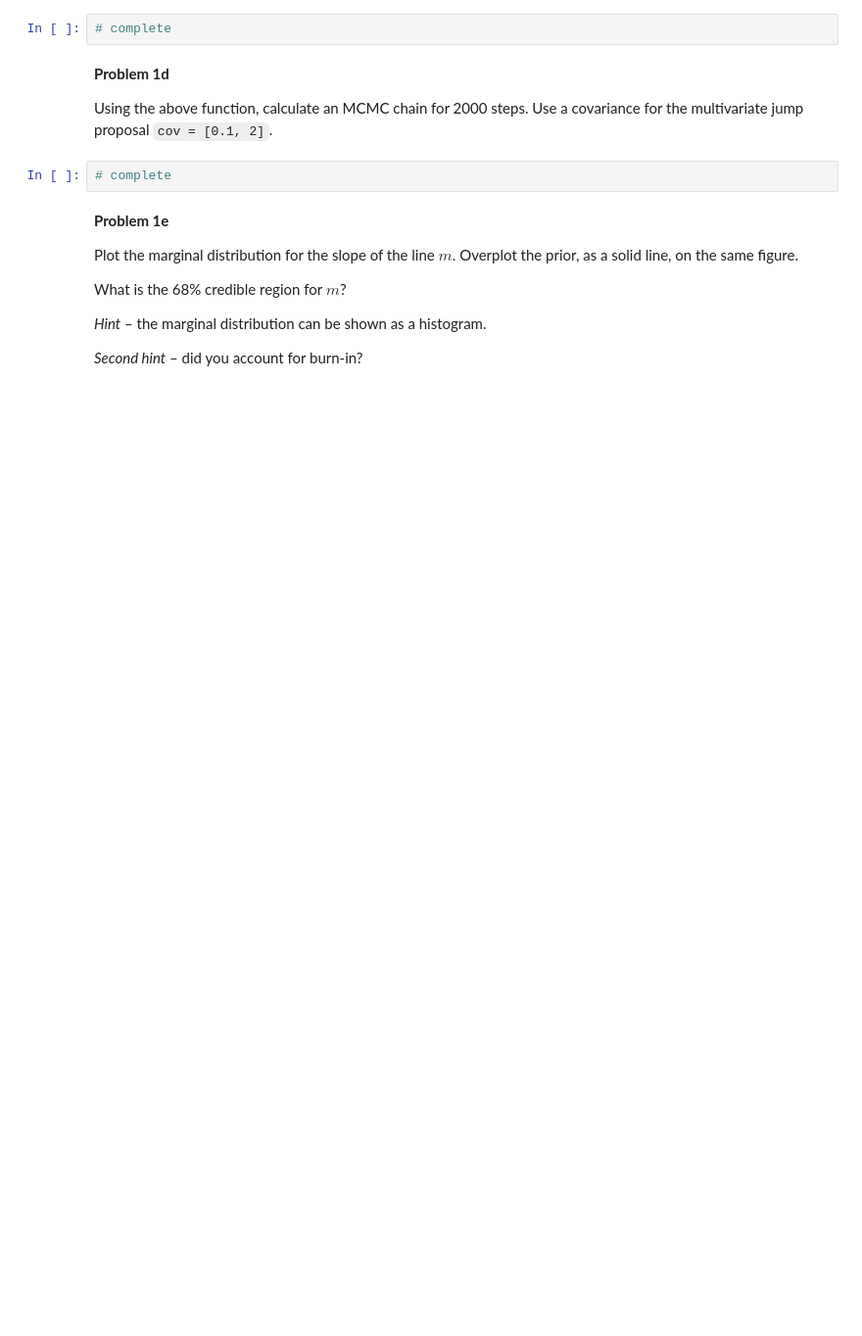
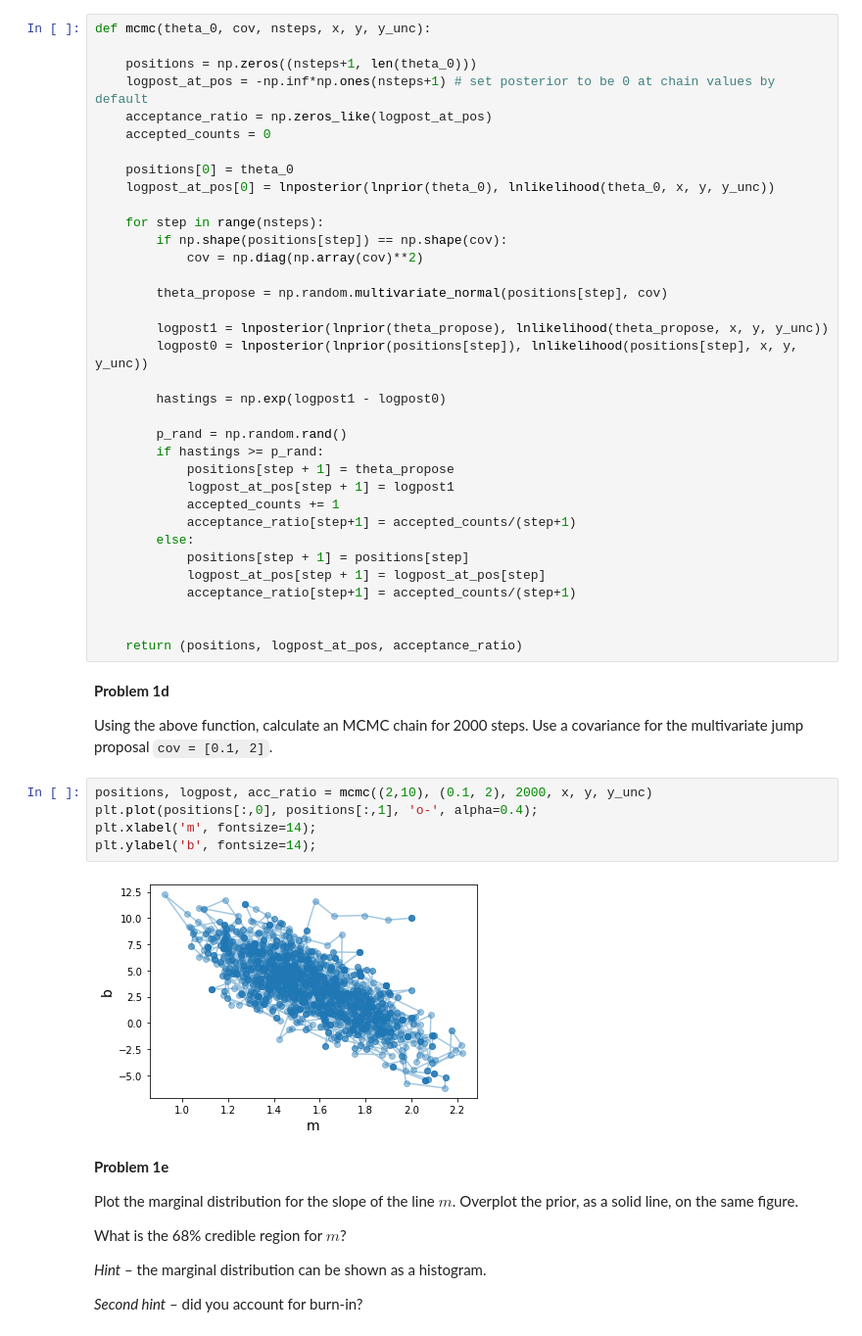
Before and after one commit to jharry99/Data-Analysis-Phys-441, a Jupyter notebook: ProblemSet7.ipynb, the cells around one changed output. Shown at 98% size. Saved outputs shown, nothing was run; the diff lists cells and outputs as text; blank space fills up the shorter version.

```diff
--- a/ProblemSet7.ipynb
+++ b/ProblemSet7.ipynb
@@ -71,13 +93,51 @@ fig, ax = plt.subplots()
 
 Write a function to run the MH algorithm and return the MCMC chain, the log of the posterior at every value within the chain, and the acceptance ratio for each step in the chain.
 # %%
-# complete
+def mcmc(theta_0, cov, nsteps, x, y, y_unc):
+
+    positions = np.zeros((nsteps+1, len(theta_0)))
+    logpost_at_pos = -np.inf*np.ones(nsteps+1) # set posterior to be 0 at chain values by default
+    acceptance_ratio = np.zeros_like(logpost_at_pos)
+    accepted_counts = 0
+
+    positions[0] = theta_0
+    logpost_at_pos[0] = lnposterior(lnprior(theta_0), lnlikelihood(theta_0, x, y, y_unc))
+
+    for step in range(nsteps):
+        if np.shape(positions[step]) == np.shape(cov):
+            cov = np.diag(np.array(cov)**2)
+
+        theta_propose = np.random.multivariate_normal(positions[step], cov)
+
+        logpost1 = lnposterior(lnprior(theta_propose), lnlikelihood(theta_propose, x, y, y_unc))
+        logpost0 = lnposterior(lnprior(positions[step]), lnlikelihood(positions[step], x, y, y_unc))
+
+        hastings = np.exp(logpost1 - logpost0)
+
+        p_rand = np.random.rand()
+        if hastings >= p_rand:
+            positions[step + 1] = theta_propose
+            logpost_at_pos[step + 1] = logpost1
+            accepted_counts += 1
+            acceptance_ratio[step+1] = accepted_counts/(step+1)
+        else:
+            positions[step + 1] = positions[step]
+            logpost_at_pos[step + 1] = logpost_at_pos[step]
+            acceptance_ratio[step+1] = accepted_counts/(step+1)
+
+
+    return (positions, logpost_at_pos, acceptance_ratio)
 # %% [markdown]
 **Problem 1d**
 
 Using the above function, calculate an MCMC chain for 2000 steps. Use a covariance for the multivariate jump proposal `cov = [0.1, 2]`.
 # %%
-# complete
+positions, logpost, acc_ratio = mcmc((2,10), (0.1, 2), 2000, x, y, y_unc)
+plt.plot(positions[:,0], positions[:,1], 'o-', alpha=0.4);
+plt.xlabel('m', fontsize=14);
+plt.ylabel('b', fontsize=14);
+# %% [output]
+[figure, added]
 # %% [markdown]
 **Problem 1e**
 
```
Also changed, not shown: parts of 32 cells of this notebook.
